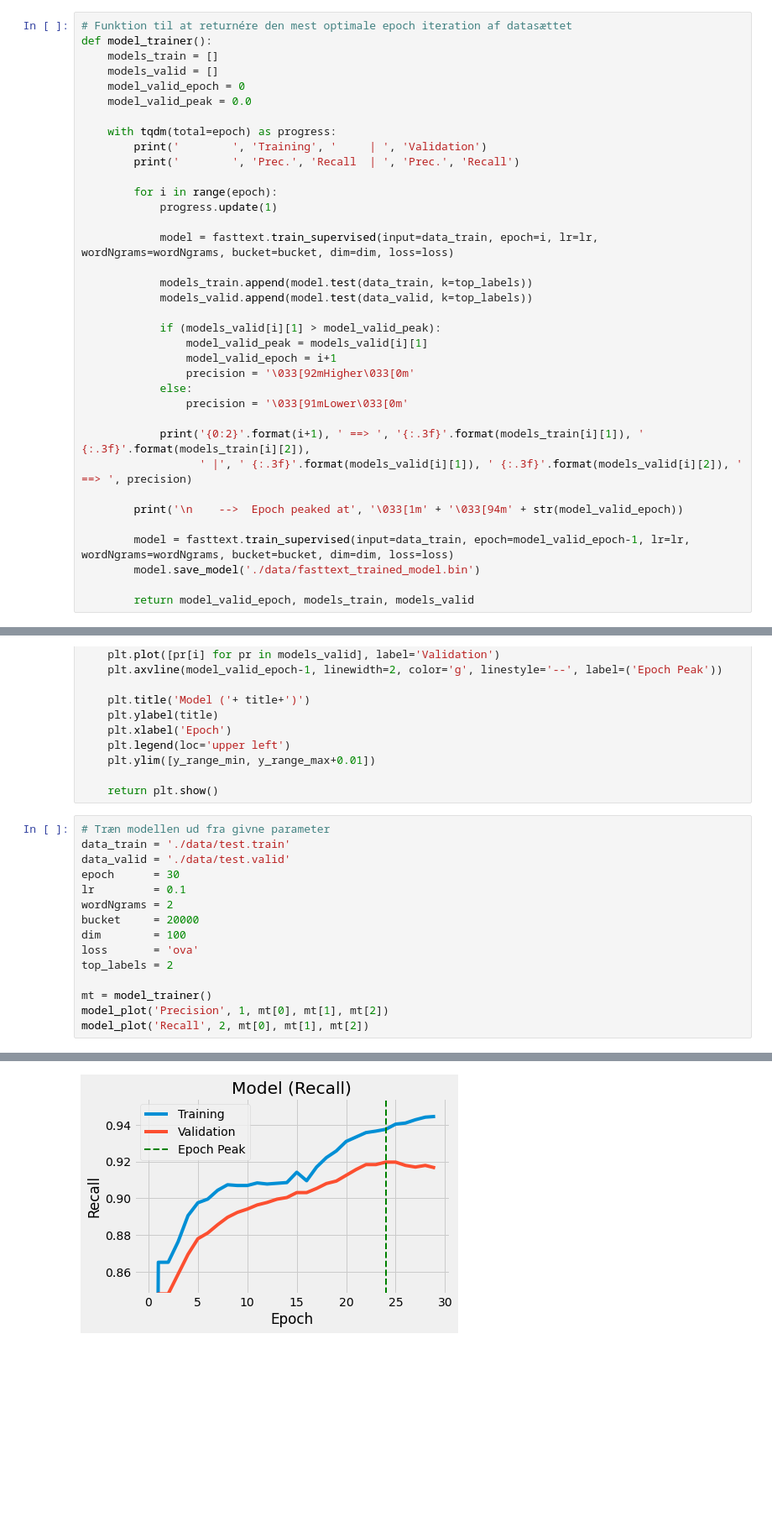
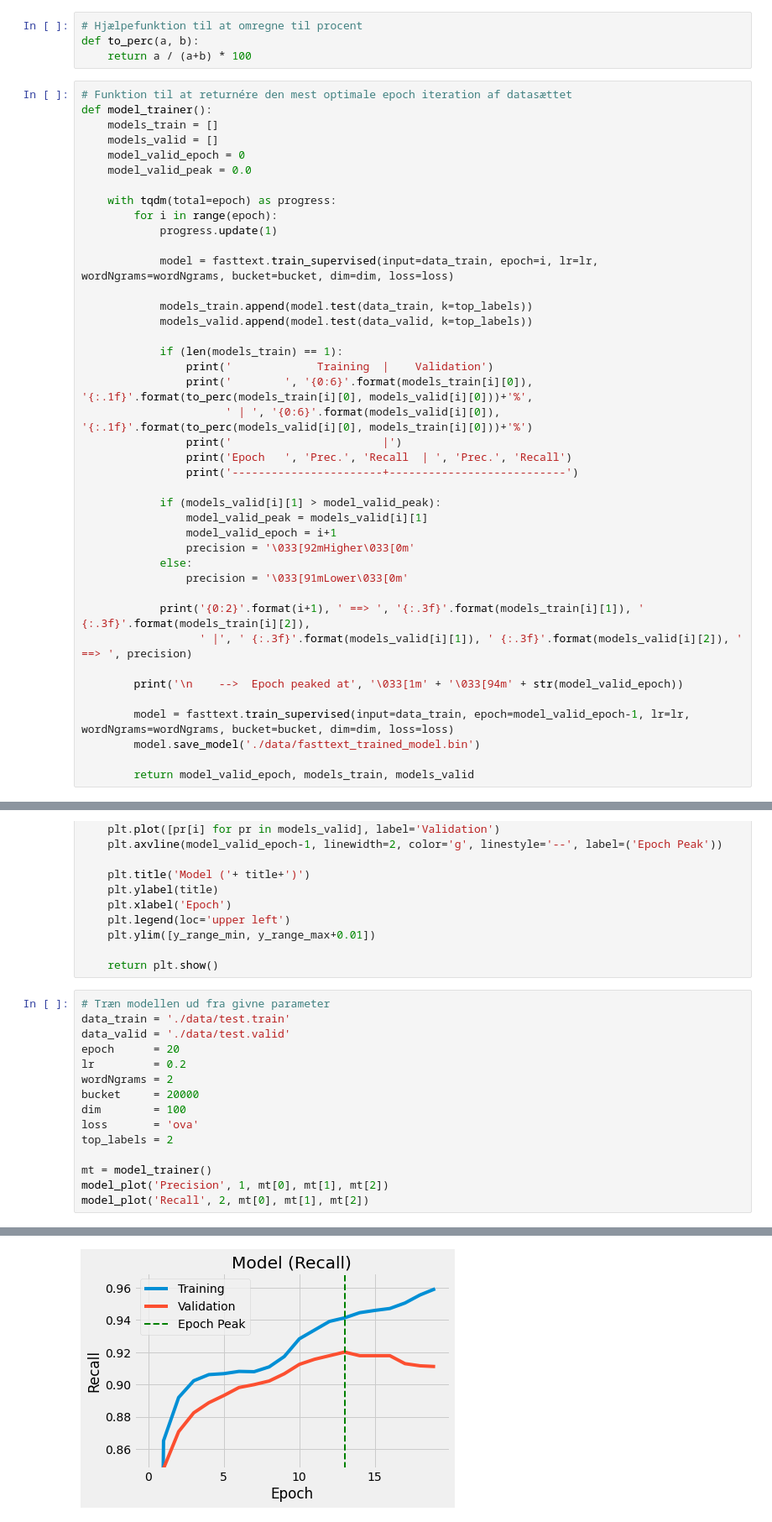
Before and after one commit to Kofoedsan/Python-TrustpilotPredict, a Jupyter notebook: 03_evaluate_fasttext.ipynb, the cells around one changed output, grey strips where cells are left out. Shown at 84% size. Cells and saved outputs as stored; diff of their text form; blank space fills up the shorter version.

Commit message:
Added samples and percentage to model trainer

```diff
--- a/03_evaluate_fasttext.ipynb
+++ b/03_evaluate_fasttext.ipynb
@@ -13,6 +13,10 @@ from tqdm.notebook import tqdm
 
 import matplotlib.pyplot as plt
 plt.style.use('fivethirtyeight')
+# %%
+# Hjælpefunktion til at omregne til procent
+def to_perc(a, b):
+    return a / (a+b) * 100
 # %%
 # Funktion til at returnére den mest optimale epoch iteration af datasættet
 def model_trainer():
@@ -22,9 +26,6 @@ def model_trainer():
     model_valid_peak = 0.0
 
     with tqdm(total=epoch) as progress:
-        print('        ', 'Training', '     | ', 'Validation')
-        print('        ', 'Prec.', 'Recall  | ', 'Prec.', 'Recall')
-
         for i in range(epoch):
             progress.update(1)
 
@@ -32,6 +33,14 @@ def model_trainer():
 
             models_train.append(model.test(data_train, k=top_labels))
             models_valid.append(model.test(data_valid, k=top_labels))
+
+            if (len(models_train) == 1):
+                print('             Training  |    Validation')
+                print('        ', '{0:6}'.format(models_train[i][0]), '{:.1f}'.format(to_perc(models_train[i][0], models_valid[i][0]))+'%',
+                      ' | ', '{0:6}'.format(models_valid[i][0]), '{:.1f}'.format(to_perc(models_valid[i][0], models_train[i][0]))+'%')
+                print('                       |')
+                print('Epoch   ', 'Prec.', 'Recall  | ', 'Prec.', 'Recall')
+                print('-----------------------+---------------------------')
 
             if (models_valid[i][1] > model_valid_peak):
                 model_valid_peak = models_valid[i][1]
@@ -71,8 +80,8 @@ def model_plot(title, i, model_valid_epoch, models_train, models_valid):
 # Træn modellen ud fra givne parameter
 data_train = './data/test.train'
 data_valid = './data/test.valid'
-epoch      = 30
-lr         = 0.1
+epoch      = 20
+lr         = 0.2
 wordNgrams = 2
 bucket     = 20000
 dim        = 100
@@ -104 +113 @@ model_plot('Recall', 2, mt[0], mt[1], mt[2])
-[figure, old version]
+[figure, new version]
```
Also changed, not shown: parts of 3 cells of this notebook, 1 other file.
